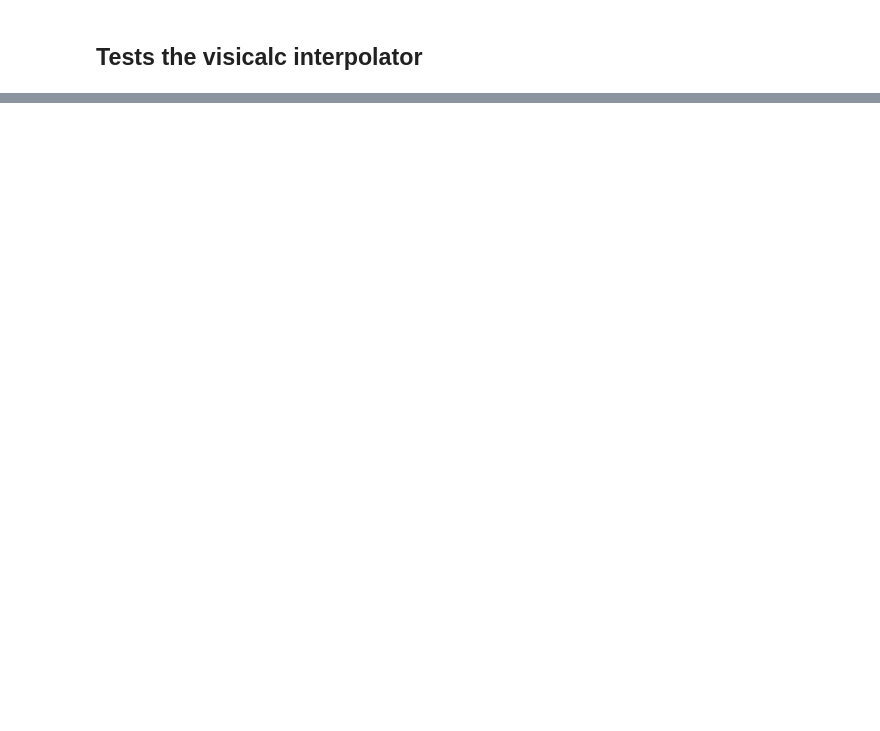
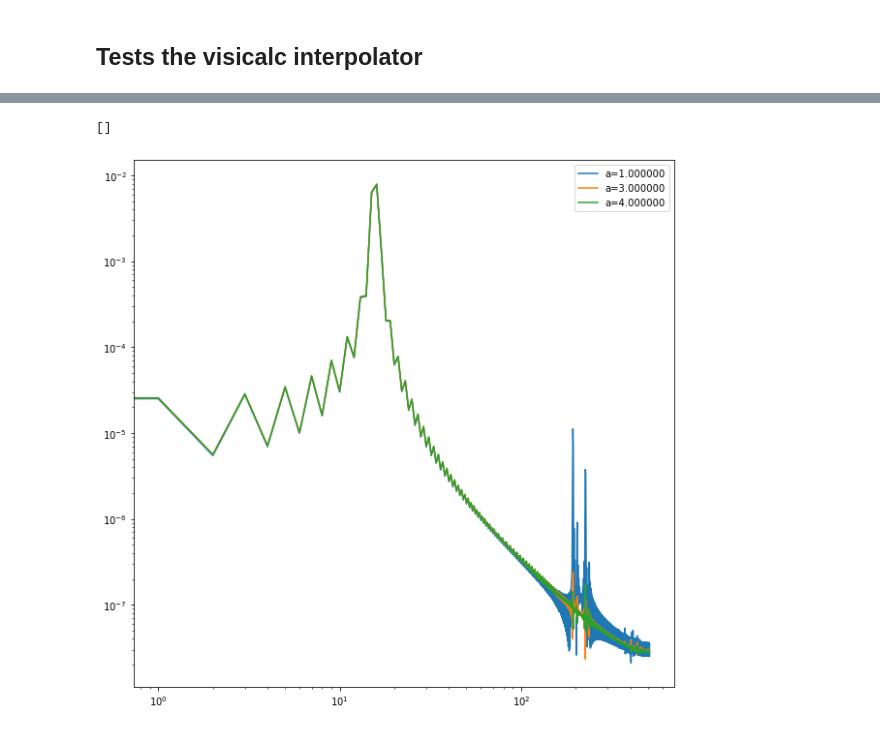
Before and after one commit to radiohep/imcurio, a Jupyter notebook: notebooks/visicalc_test.ipynb, the cells around one changed output, grey strips where cells are left out. Saved outputs shown, nothing was run; the diff lists cells and outputs as text; code cells hidden in the pictures; blank space fills up the shorter version.

```diff
--- a/notebooks/visicalc_test.ipynb
+++ b/notebooks/visicalc_test.ipynb
@@ -33,0 +31,20 @@ plt.plot(np.arange(100),np.imag(vis2),'r-')
+# %%
+u=np.linspace(-V.df*50.1,V.df*55.1,512)
+v=np.linspace(-V.df*55.1,V.df*55.1,512)
+visx=V.visibility(u,v,interpolation='lasz',opts={'a':3.5})
+# %%
+from numpy.fft import rfft
+plt.figure(figsize=(10,10))
+for la in [1,3.0,4.0]:#0,1,1.5,2,2.5,3,3.5]:
+    if la>0:
+        visx=V.visibility(u,v,interpolation='lasz',opts={'a':la})
+    else:
+        visx=V.visibility(u,v,interpolation='lin')
+    ps = (abs(rfft(np.hstack((np.imag(visx),np.zeros(len(visx),float)))))**2)[1:]
+    plt.plot (ps,label='a=%f'%la)
+plt.legend()
+#plt.xlim(150,350)
+plt.loglog()
+# %% [output]
+[]
+[figure, added]
```
Also changed, not shown: parts of 4 cells of this notebook, 3 other files.
